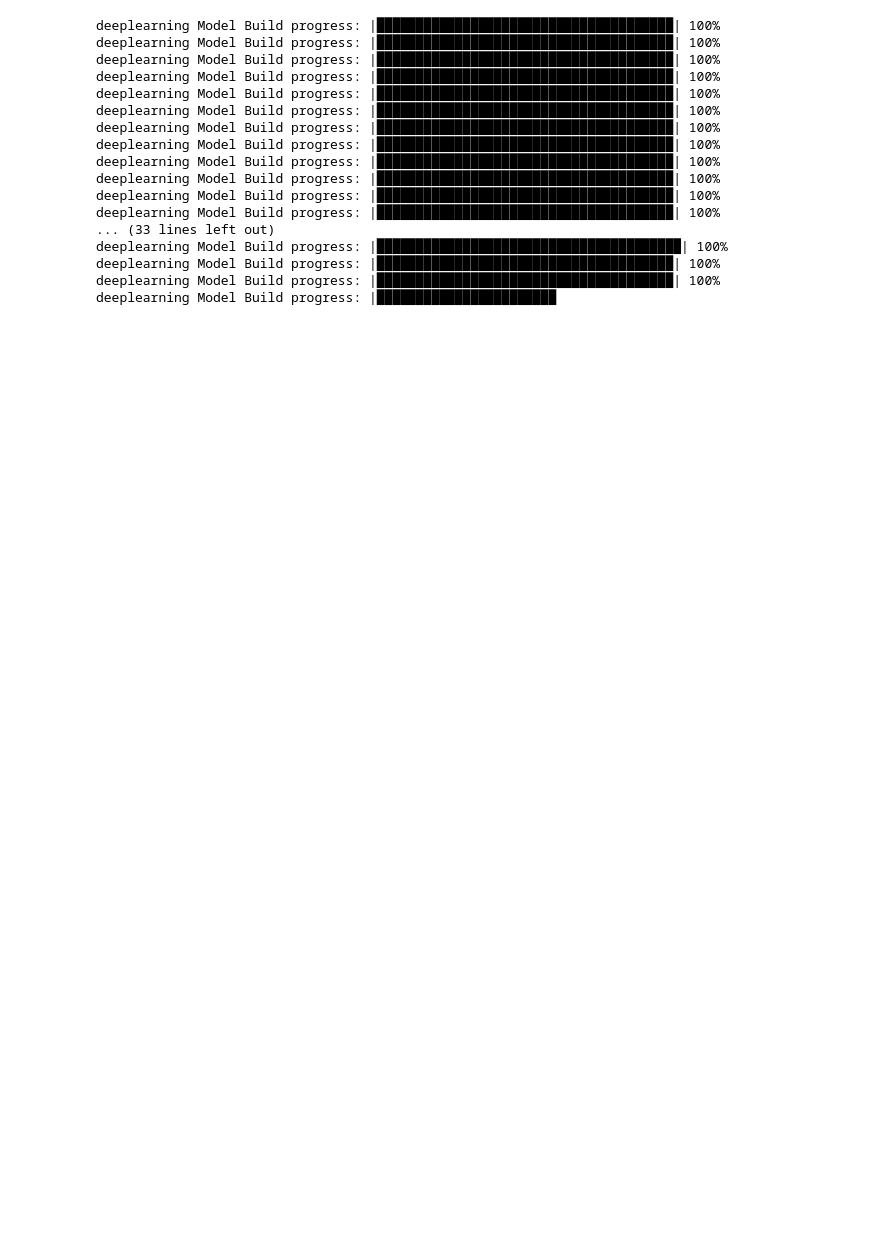
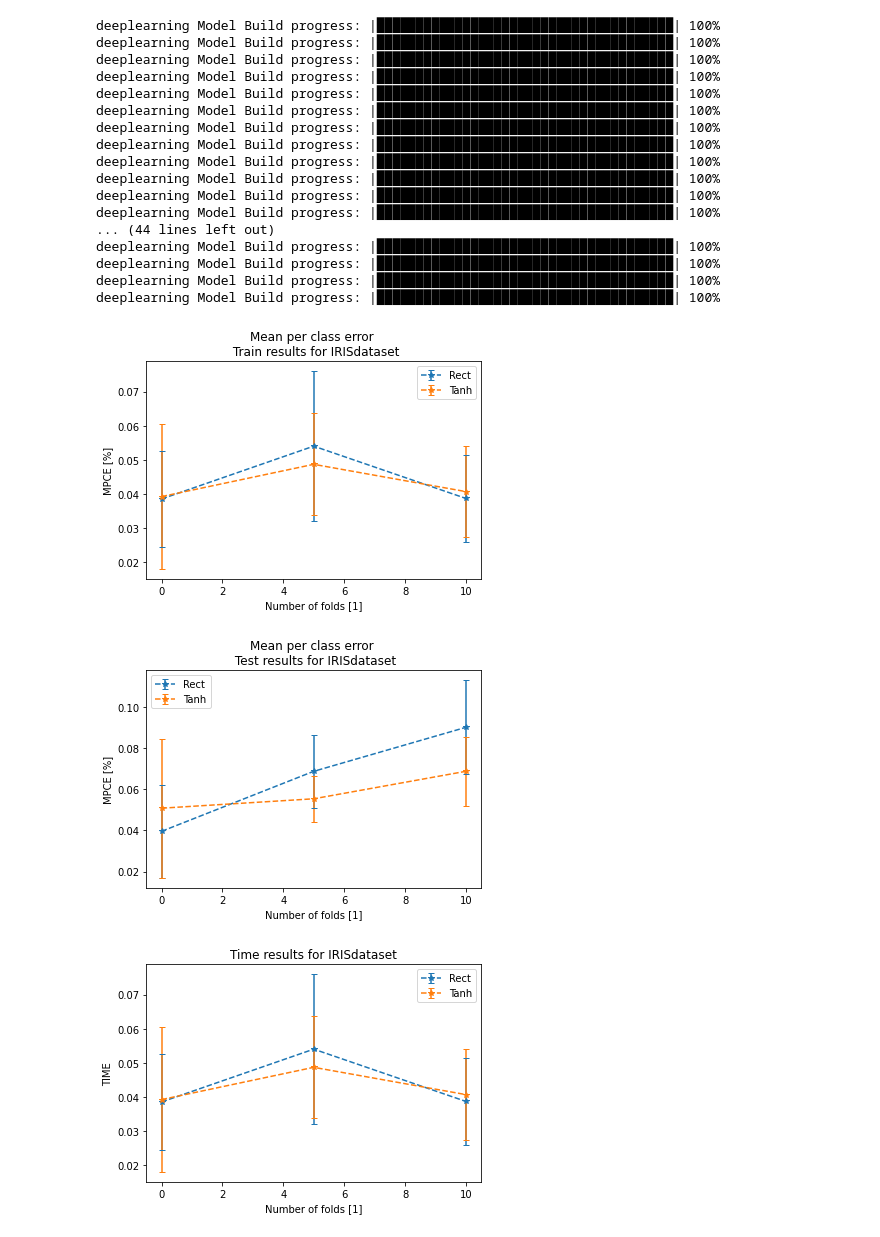
Before and after one commit to sukhi0077/dataClassification, a Jupyter notebook: PDC_ErrorPlot.ipynb, the cells around one changed output. Cells and saved outputs as stored; diff of their text form; code cells hidden in the pictures; blank space fills up the shorter version.

```diff
--- a/PDC_ErrorPlot.ipynb
+++ b/PDC_ErrorPlot.ipynb
@@ -73,7 +81,7 @@ def calculateMPCE(dataSet,predictorColumns,responseColumn,dataSetName):
             map_time[string_model]=[];
             for i in range(0,10):
                 dl = H2ODeepLearningEstimator(hidden=[5,20,100],
-                                           epochs=100,
+                                           epochs=50,
                                            activation=activation,
                                            nfolds=fold)
                 if fold == 0:
@@ -109,12 +117,10 @@ def calculateMPCE(dataSet,predictorColumns,responseColumn,dataSetName):
     tanh_test_e = []
     for k, v in map_test_error.items():
         if(k.startswith('r')):
-            print(k," :  ",calculate_confidenceInterval(v,0.95));
             m,i=calculate_confidenceInterval(v,0.95)
             rect_test_m.append(m)
             rect_test_e.append(i)
         else:
-            print(k," :  ",calculate_confidenceInterval(v,0.95));
             m,i=calculate_confidenceInterval(v,0.95)
             tanh_test_m.append(m)
             tanh_test_e.append(i)
@@ -124,12 +130,10 @@ def calculateMPCE(dataSet,predictorColumns,responseColumn,dataSetName):
     tanh_train_e = []
     for k, v in map_train_error.items():
         if(k.startswith('r')):
-            print(k," :  ",calculate_confidenceInterval(v,0.95));
             m,i=calculate_confidenceInterval(v,0.95)
             rect_train_m.append(m)
             rect_train_e.append(i)
         else:
-            print(k," :  ",calculate_confidenceInterval(v,0.95));
             m,i=calculate_confidenceInterval(v,0.95)
             tanh_train_m.append(m)
             tanh_train_e.append(i)
@@ -140,39 +144,40 @@ def calculateMPCE(dataSet,predictorColumns,responseColumn,dataSetName):
     tanh_time_e = []
     for k, v in map_train_error.items():
         if(k.startswith('r')):
-            print(k," :  ",calculate_confidenceInterval(v,0.95));
             m,i=calculate_confidenceInterval(v,0.95)
             rect_time_m.append(m)
             rect_time_e.append(i)
         else:
-            print(k," :  ",calculate_confidenceInterval(v,0.95));
             m,i=calculate_confidenceInterval(v,0.95)
             tanh_time_m.append(m)
             tanh_time_e.append(i)
     drawPlot(folds,rect_train_m,rect_train_e,tanh_train_m,tanh_train_e,"MPCE [%]",'Mean per class error \n Train results for ' + dataSetName + 'dataset')
     drawPlot(folds,rect_test_m,rect_test_e,tanh_test_m,tanh_test_e,"MPCE [%]",'Mean per class error \n Test results for ' + dataSetName + 'dataset')
     drawPlot(folds,rect_time_m,rect_time_e,tanh_time_m,tanh_time_e,"TIME",'Time results for ' + dataSetName + 'dataset')
 
 
 
-# calculateMPCE(irisData,irisData.col_names[0:4],irisData.col_names[4],'IRIS')
-# calculateMPCE(votesData,votesData.col_names[1:16],votesData.columns[0],'Voter')
+calculateMPCE(irisData,irisData.col_names[0:4],irisData.col_names[4],'IRIS')
+calculateMPCE(votesData,votesData.col_names[1:16],votesData.columns[0],'Voter')
 calculateMPCE(sonarData,sonarData.col_names[0:60],sonarData.col_names[60],'Sonar')
 # %% [output]
 deeplearning Model Build progress: |██████████████████████████████████████| 100%
 deeplearning Model Build progress: |██████████████████████████████████████| 100%
 deeplearning Model Build progress: |██████████████████████████████████████| 100%
 deeplearning Model Build progress: |██████████████████████████████████████| 100%
 deeplearning Model Build progress: |██████████████████████████████████████| 100%
 deeplearning Model Build progress: |██████████████████████████████████████| 100%
 deeplearning Model Build progress: |██████████████████████████████████████| 100%
 deeplearning Model Build progress: |██████████████████████████████████████| 100%
 deeplearning Model Build progress: |██████████████████████████████████████| 100%
 deeplearning Model Build progress: |██████████████████████████████████████| 100%
 deeplearning Model Build progress: |██████████████████████████████████████| 100%
 deeplearning Model Build progress: |██████████████████████████████████████| 100%
-... (33 lines left out)
-deeplearning Model Build progress: |███████████████████████████████████████| 100%
+... (44 lines left out)
 deeplearning Model Build progress: |██████████████████████████████████████| 100%
 deeplearning Model Build progress: |██████████████████████████████████████| 100%
-deeplearning Model Build progress: |███████████████████████
+deeplearning Model Build progress: |██████████████████████████████████████| 100%
+deeplearning Model Build progress: |██████████████████████████████████████| 100%
+[figure, added]
+[figure, added]
+[figure, added]
```
Also changed, not shown: parts of 2 cells of this notebook.
